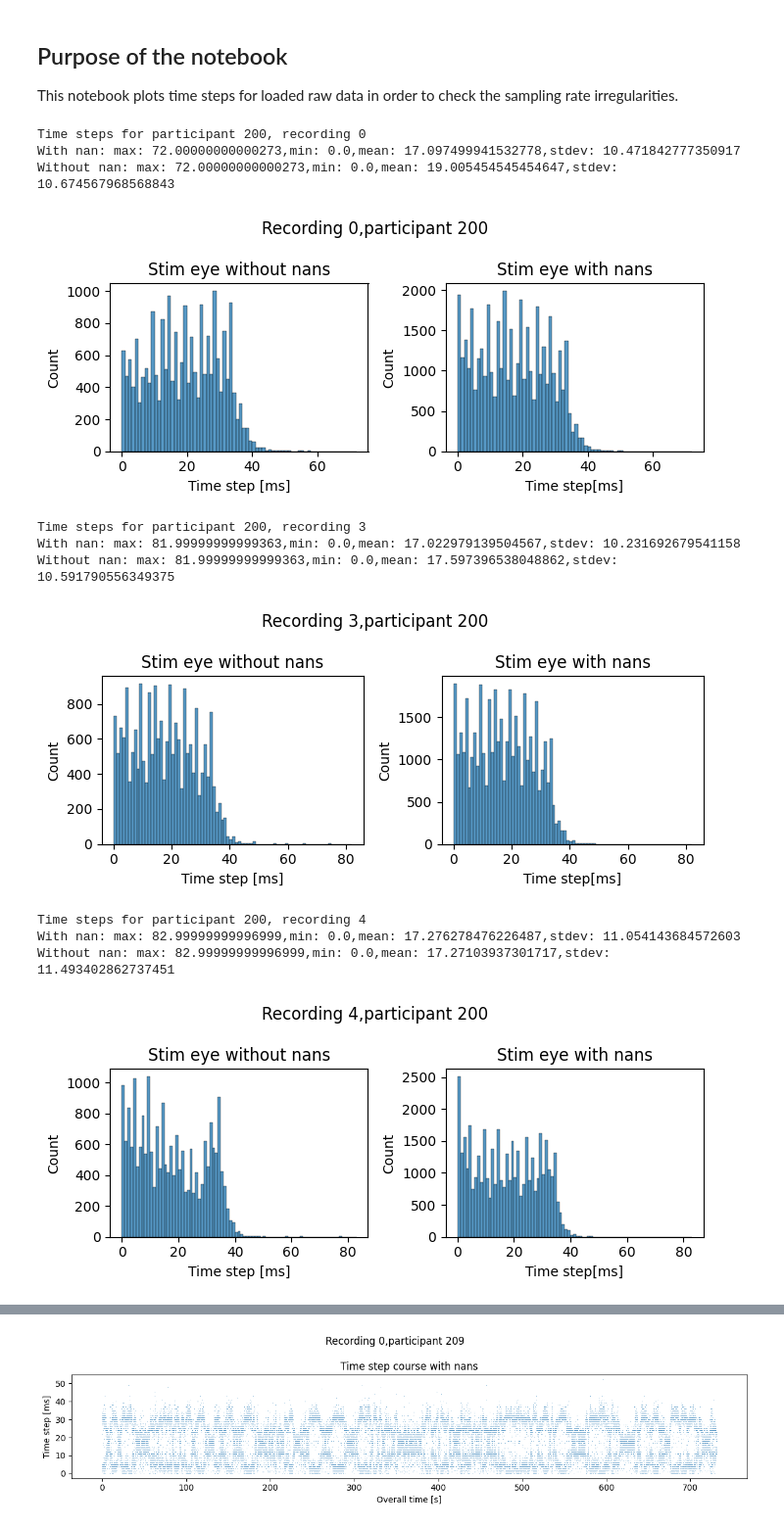
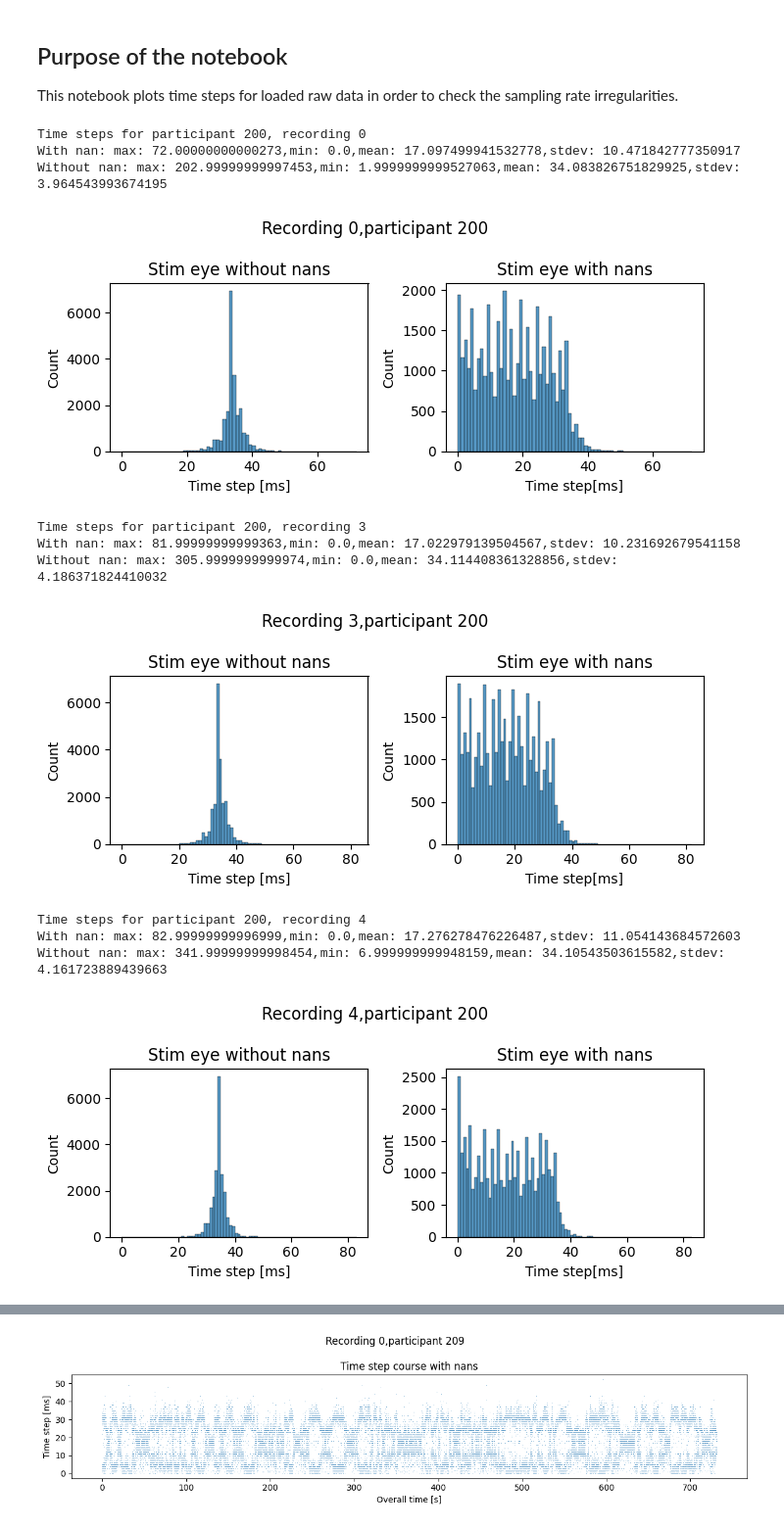
Before and after one commit to tscnlab/civibe_pupilprep, a Jupyter notebook: notebooks/eda_plot_sampling_time_steps.ipynb, the cells around one changed output, grey strips where cells are left out. Shown at 98% size. Saved outputs shown, nothing was run; the diff lists cells and outputs as text; code cells hidden in the pictures.

Commit message:
recalculate no nan time steps

```diff
--- a/notebooks/eda_plot_sampling_time_steps.ipynb
+++ b/notebooks/eda_plot_sampling_time_steps.ipynb
@@ -37,74 +37,63 @@ data_df["Time diff"] = data_df["Overall time Sec"].diff() * 1000  # in ms
 data_df.loc[data_df["Time diff"] < 0, "Time diff"] = (
     np.nan
 )  # to avoid a negative jump from recording to recording
-
+data_df_notna = data_df[data_df['Stim eye - Size Mm'].notna()].copy()
+data_df_notna['Time diff'] = data_df_notna["Overall time Sec"].diff() * 1000
+data_df_notna.loc[data_df_notna["Time diff"] < 0, "Time diff"] = (
+    np.nan
+)
 
 for id in data_df["Recording id"].unique():
     print(f"Time steps for participant {participant_id}, recording {id}")
     print(
         f"With nan: max: {data_df['Time diff'][(data_df['Recording id']==id)].max()},min: {data_df['Time diff'][(data_df['Recording id']==id)].min()},mean: {data_df['Time diff'][(data_df['Recording id']==id)].mean()},stdev: {data_df['Time diff'][(data_df['Recording id']==id)].std()}"
     )
 
     binrange = [0, data_df["Time diff"][(data_df["Recording id"] == id)].max()]
     f, (ax1, ax2) = plt.subplots(
         1, 2, gridspec_kw={"width_ratios": [1, 1]}, figsize=(7, 3)
     )
-    if data_df.loc[data_df["Recording id"] == id, "Eye"].values[0] == "L":
-        print(
-            f"Without nan: max: {data_df['Time diff'][(data_df['Recording id']==id) &(data_df['Left - RadiusB Px'].notna())].max()},min: {data_df['Time diff'][(data_df['Recording id']==id) &(data_df['Left - RadiusB Px'].notna())].min()},mean: {data_df['Time diff'][(data_df['Recording id']==id) &(data_df['Left - RadiusB Px'].notna())].mean()},stdev: {data_df['Time diff'][(data_df['Recording id']==id) &(data_df['Left - RadiusB Px'].notna())].std()}"
-        )
-        sns.histplot(
-            ax=ax1,
-            data=data_df[
-                (data_df["Recording id"] == id) & (data_df["Left - RadiusB Px"].notna())
-            ],
-            x="Time diff",
-            binwidth=1,
-            binrange=binrange,
-        )
 
-    else:
-        print(
-            f"Without nan: max: {data_df['Time diff'][(data_df['Recording id']==id) &(data_df['Right - RadiusB Px'].notna())].max()},min: {data_df['Time diff'][(data_df['Recording id']==id) &(data_df['Right - RadiusB Px'].notna())].min()},mean: {data_df['Time diff'][(data_df['Recording id']==id) &(data_df['Right - RadiusB Px'].notna())].mean()},stdev: {data_df['Time diff'][(data_df['Recording id']==id) &(data_df['Right - RadiusB Px'].notna())].std()}"
-        )
-        sns.histplot(
-            ax=ax1,
-            data=data_df[
-                (data_df["Recording id"] == id)
-                & (data_df["Right - RadiusB Px"].notna())
-            ],
-            x="Time diff",
-            binwidth=1,
-            binrange=binrange,
-        )
+    print(
+            f"Without nan: max: {data_df_notna['Time diff'][(data_df_notna['Recording id']==id)].max()},min: {data_df_notna['Time diff'][(data_df_notna['Recording id']==id)].min()},mean: {data_df_notna['Time diff'][(data_df_notna['Recording id']==id)].mean()},stdev: {data_df_notna['Time diff'][(data_df_notna['Recording id']==id)].std()}"
+    )
+    sns.histplot(
+        ax=ax1,
+        data=data_df_notna[
+            (data_df_notna["Recording id"] == id)
+        ],
+        x="Time diff",
+        binwidth=1,
+        binrange=binrange,
+    )
 
     ax1.set_title(f"Stim eye without nans")
     ax1.set_xlabel("Time step [ms]")
     sns.histplot(
         ax=ax2,
         data=data_df[data_df["Recording id"] == id],
         x="Time diff",
         binwidth=1,
         binrange=binrange,
     )
     ax2.set_title("Stim eye with nans")
     ax2.set_xlabel("Time step[ms]")
     f.suptitle(f"Recording {id},participant {participant_id}")
     plt.tight_layout()
 
     plt.show()
 # %% [output]
 Time steps for participant 200, recording 0
 With nan: max: 72.00000000000273,min: 0.0,mean: 17.097499941532778,stdev: 10.471842777350917
-Without nan: max: 72.00000000000273,min: 0.0,mean: 19.005454545454647,stdev: 10.674567968568843
+Without nan: max: 202.99999999997453,min: 1.9999999999527063,mean: 34.083826751829925,stdev: 3.964543993674195
-[figure, old version]
+[figure, new version]
 Time steps for participant 200, recording 3
 With nan: max: 81.99999999999363,min: 0.0,mean: 17.022979139504567,stdev: 10.231692679541158
-Without nan: max: 81.99999999999363,min: 0.0,mean: 17.597396538048862,stdev: 10.591790556349375
+Without nan: max: 305.9999999999974,min: 0.0,mean: 34.114408361328856,stdev: 4.186371824410032
-[figure, old version]
+[figure, new version]
 Time steps for participant 200, recording 4
 With nan: max: 82.99999999996999,min: 0.0,mean: 17.276278476226487,stdev: 11.054143684572603
-Without nan: max: 82.99999999996999,min: 0.0,mean: 17.27103937301717,stdev: 11.493402862737451
+Without nan: max: 341.99999999998454,min: 6.999999999948159,mean: 34.10543503615582,stdev: 4.161723889439663
-[figure, old version]
+[figure, new version]
 Time steps for participant 200, recording 5
 With nan: max: 86.00000000001273,min: 0.0,mean: 17.361814295891712,stdev: 11.051821479656127
```
Also changed, not shown: parts of 2 cells of this notebook.
